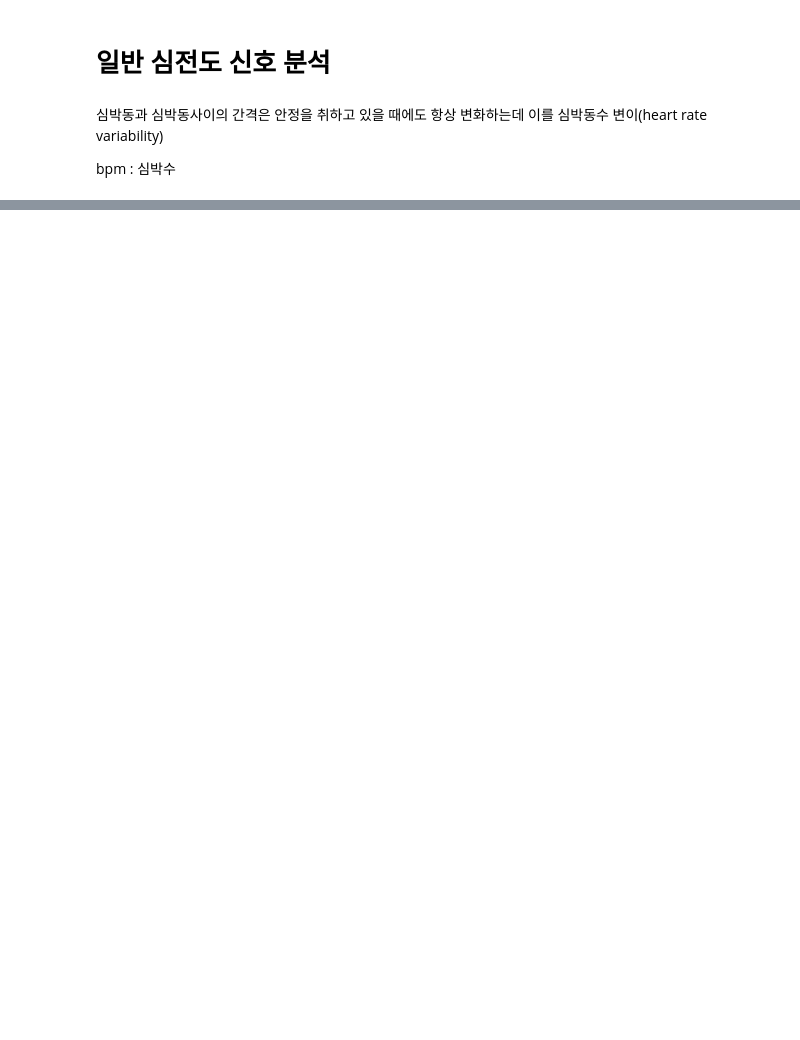
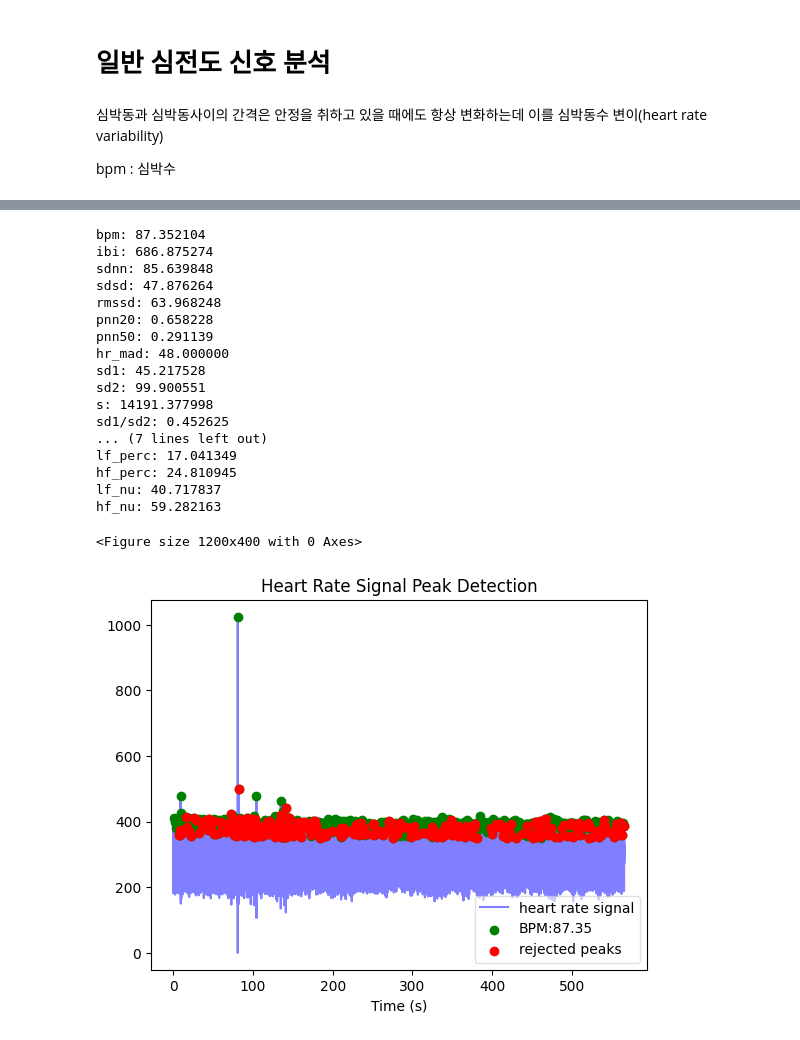
Before and after one commit to GaYoung0420/uxanalytics, a Jupyter notebook: ECG_Analysis.ipynb, the cells around one changed output, grey strips where cells are left out. Saved outputs shown, nothing was run; the diff lists cells and outputs as text; code cells hidden in the pictures; blank space fills up the shorter version.

Commit message:
2022-12-22 analysis

```diff
--- a/ECG_Analysis.ipynb
+++ b/ECG_Analysis.ipynb
@@ -30,0 +62,31 @@ print(measures['sdnn'])
+# %%
+#run analysis
+wd, m = hp.process(hp.scale_data(filtered), fs,calc_freq=True)
+
+#visualise in plot of custom size
+plt.figure(figsize=(12,4))
+hp.plotter(wd, m)
+
+#display computed measures
+for measure in m.keys():
+    print('%s: %f' %(measure, m[measure]))
+# %% [output]
+bpm: 87.352104
+ibi: 686.875274
+sdnn: 85.639848
+sdsd: 47.876264
+rmssd: 63.968248
+pnn20: 0.658228
+pnn50: 0.291139
+hr_mad: 48.000000
+sd1: 45.217528
+sd2: 99.900551
+s: 14191.377998
+sd1/sd2: 0.452625
+... (7 lines left out)
+lf_perc: 17.041349
+hf_perc: 24.810945
+lf_nu: 40.717837
+hf_nu: 59.282163
+<Figure size 1200x400 with 0 Axes>
+[figure, added]
```
Also changed, not shown: parts of 12 cells of this notebook, 8 other files.
